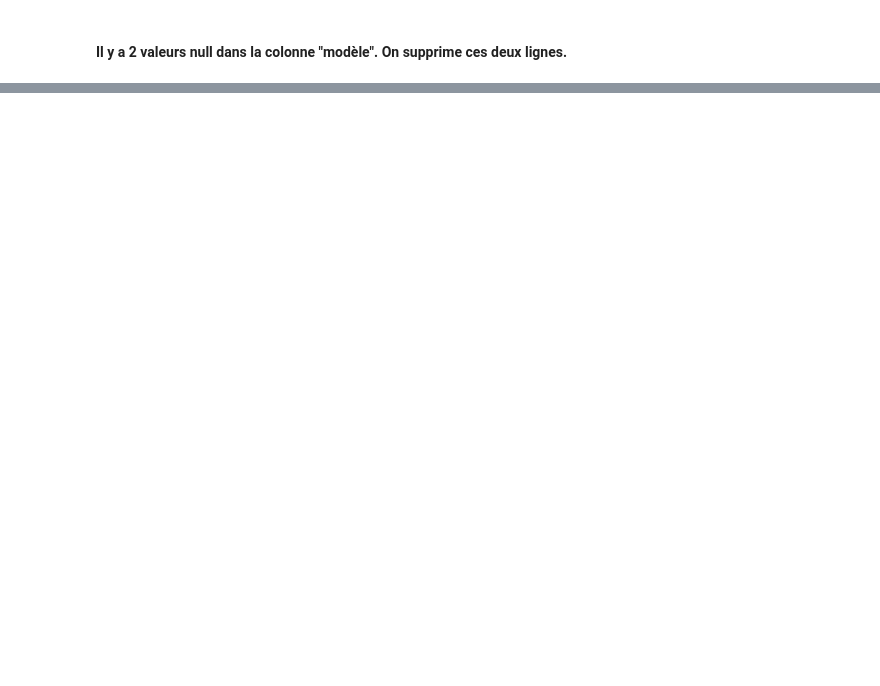
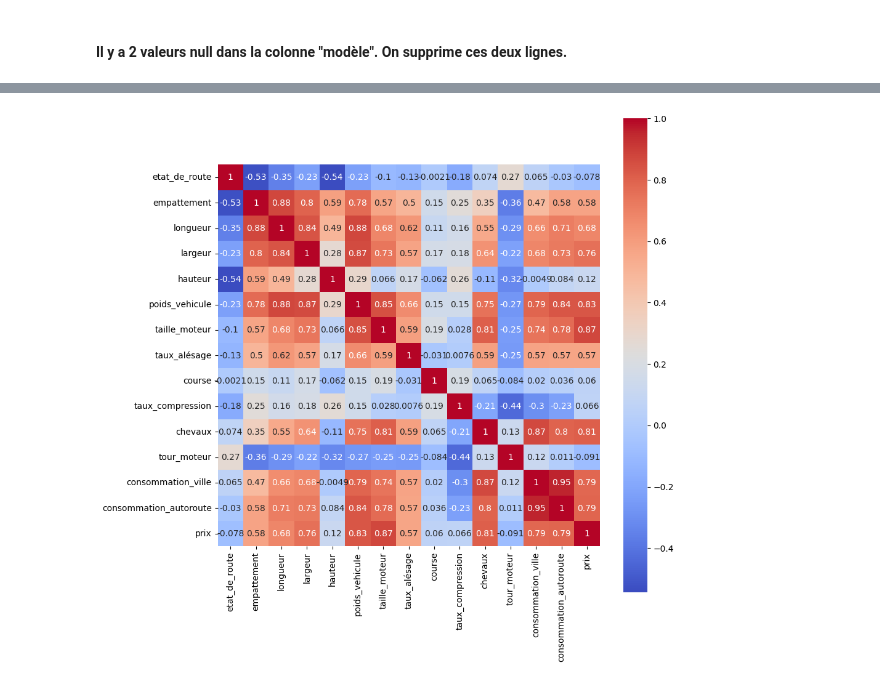
Before and after one commit to RolaMmss/Realiser-une-application-d-estimation-de-prix-d-une-voiture, a Jupyter notebook: data_cleaning_analysis.ipynb, the cells around one changed output, grey strips where cells are left out. Drawn from its saved outputs; the diff is of its cells as text; code cells hidden in the pictures; blank space fills up the shorter version.

```diff
--- a/data_cleaning_analysis.ipynb
+++ b/data_cleaning_analysis.ipynb
@@ -204,0 +242,2 @@ df.describe()
+# %%
+df["marque"] = df["marque"].replace({"porcshce": "porsche", "toyouta": "toyota", "vokswagen": "volkswagen", "maxda": "mazda", "Nissan": "nissan"})
@@ -204,0 +271,3 @@ df.describe()
+# %%
+df["modèle"] = df["modèle"].replace({"100 ls": "100ls"})
+df
@@ -204,0 +288,15 @@ df.describe()
+# %%
+%matplotlib inline
+import matplotlib.pyplot as plt
+import seaborn as sns
+# Calcul de la matrice de corrélation
+corr_matrix = df.corr(numeric_only=True)
+# Création de la heatmap
+plt.figure(figsize=(10, 10))
+sns.heatmap(corr_matrix, annot=True, cmap='coolwarm', square=True)
+
+# Affichage de la heatmap
+plt.show()
+df.corr()
+# %% [output]
+[figure, added]
```
Also changed, not shown: parts of 18 cells of this notebook, 5 other files.
